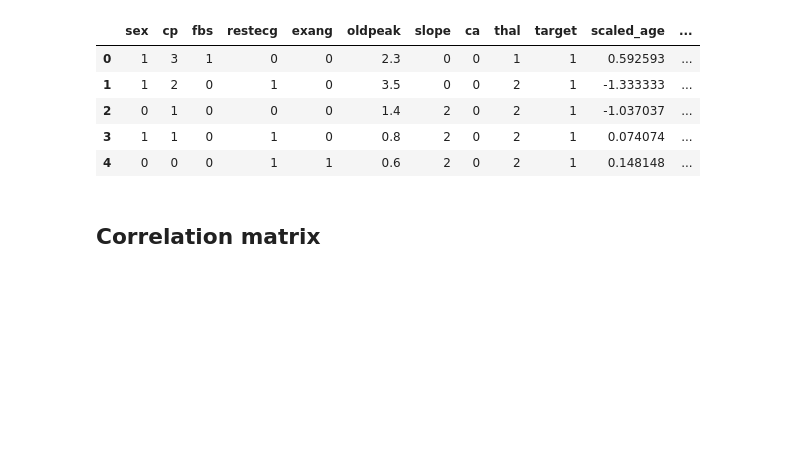
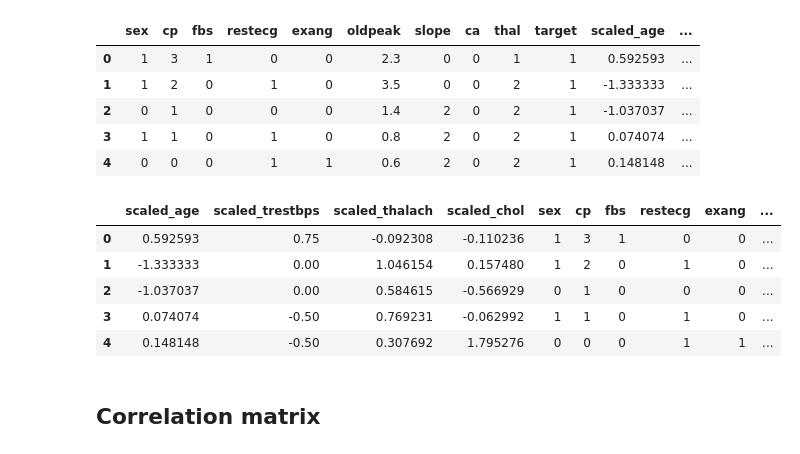
Before and after one commit to chirlgava/Heart_disease, a Jupyter notebook: Heart_data_analysis.ipynb, the cells around one changed output. Cells and saved outputs as stored; diff of their text form; code cells hidden in the pictures; blank space fills up the shorter version.

```diff
--- a/Heart_data_analysis.ipynb
+++ b/Heart_data_analysis.ipynb
@@ -140,6 +140,23 @@ df.head(5)
 | 2 | 0 | 1 | 0 | 0 | 0 | 1.4 | 2 | 0 | 2 | 1 | -1.037037 | ... |
 | 3 | 1 | 1 | 0 | 1 | 0 | 0.8 | 2 | 0 | 2 | 1 | 0.074074 | ... |
 | 4 | 0 | 0 | 0 | 1 | 1 | 0.6 | 2 | 0 | 2 | 1 | 0.148148 | ... |
+# %%
+temp=['scaled_age','scaled_trestbps','scaled_thalach','scaled_chol']
+cont=0
+for lista in temp:
+    temp_amount=df[lista]
+    df.drop(lista, axis=1, inplace=True)
+    df.insert(cont, lista, temp_amount)
+    cont+=1
+
+df.head()
+# %% [output]
+|  | scaled_age | scaled_trestbps | scaled_thalach | scaled_chol | sex | cp | fbs | restecg | exang | ... |
+| 0 | 0.592593 | 0.75 | -0.092308 | -0.110236 | 1 | 3 | 1 | 0 | 0 | ... |
+| 1 | -1.333333 | 0.00 | 1.046154 | 0.157480 | 1 | 2 | 0 | 1 | 0 | ... |
+| 2 | -1.037037 | 0.00 | 0.584615 | -0.566929 | 0 | 1 | 0 | 0 | 0 | ... |
+| 3 | 0.074074 | -0.50 | 0.769231 | -0.062992 | 1 | 1 | 0 | 1 | 0 | ... |
+| 4 | 0.148148 | -0.50 | 0.307692 | 1.795276 | 0 | 0 | 0 | 1 | 1 | ... |
 # %% [markdown]
 ## Correlation matrix
 # %%
```
Also changed, not shown: parts of 2 cells of this notebook, 8 other files.
